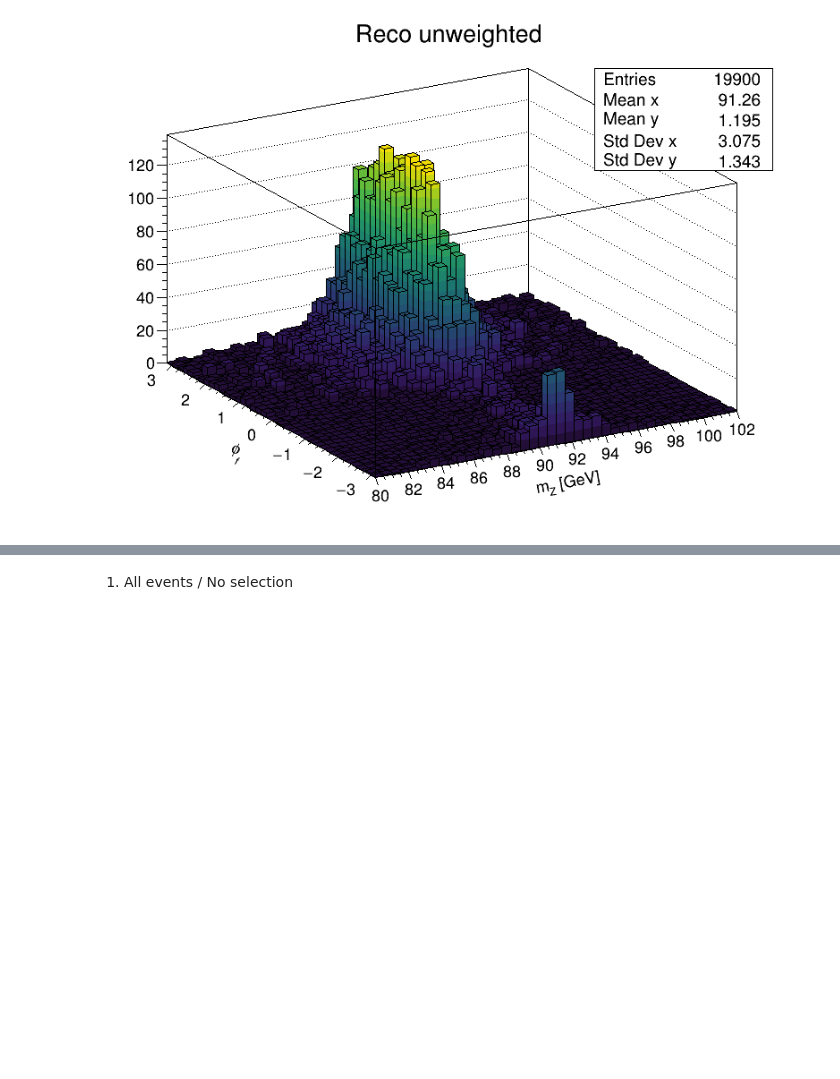
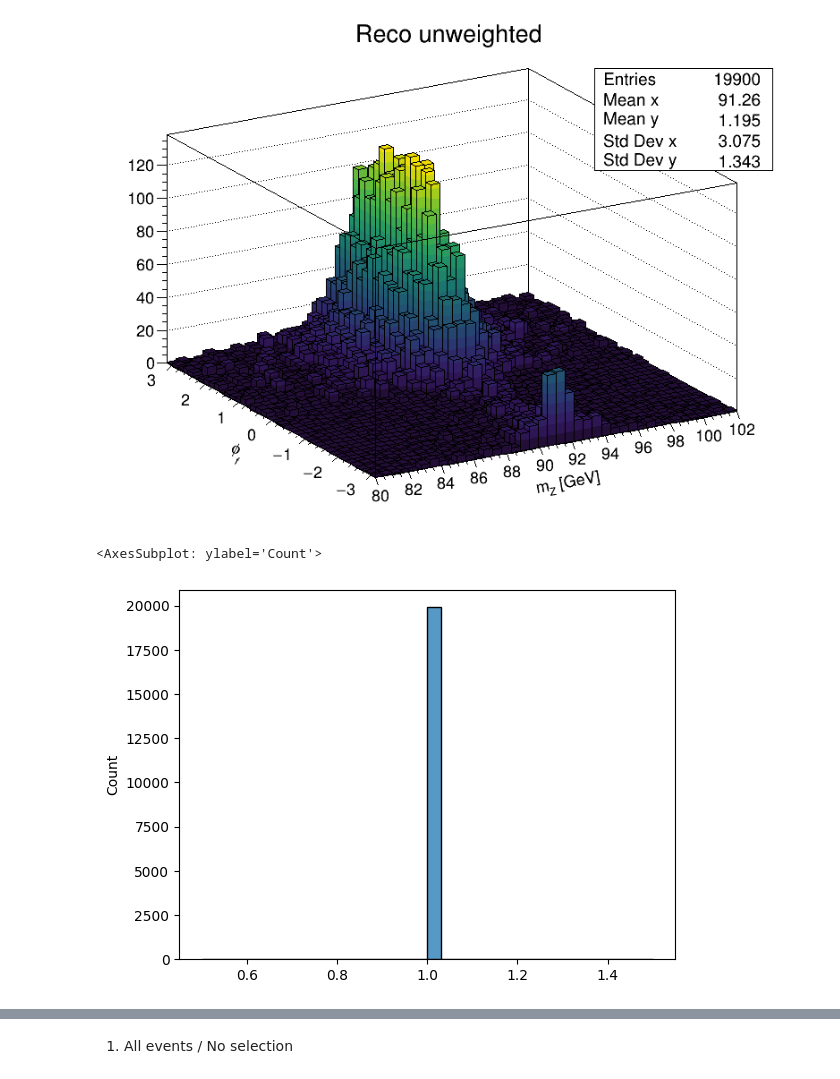
Before and after one commit to ILDAnaSoft/ZHH, a Jupyter notebook: view_v3.ipynb, the cells around one changed output, grey strips where cells are left out. Saved outputs shown, nothing was run; the diff lists cells and outputs as text; code cells hidden in the pictures; blank space fills up the shorter version.

```diff
--- a/view_v3.ipynb
+++ b/view_v3.ipynb
@@ -329,3 +334,8 @@ plot_legoplot_root(x=data["reco_mz"], y=data["reco_phif"], xlim=(80, 102), ylim=
 Warning in <TCanvas::Constructor>: Deleting canvas with same name: c_name
 Warning in <TROOT::Append>: Replacing existing TH1: Plot (Potential memory leak).
 [figure]
+# %%
+sns.histplot(data["true_sigma"]/data["true_sigma_p1"], bins=32)
+# %% [output]
+<AxesSubplot: ylabel='Count'>
+[figure, added]
```
Also changed, not shown: parts of 10 cells of this notebook, 2 other files.
